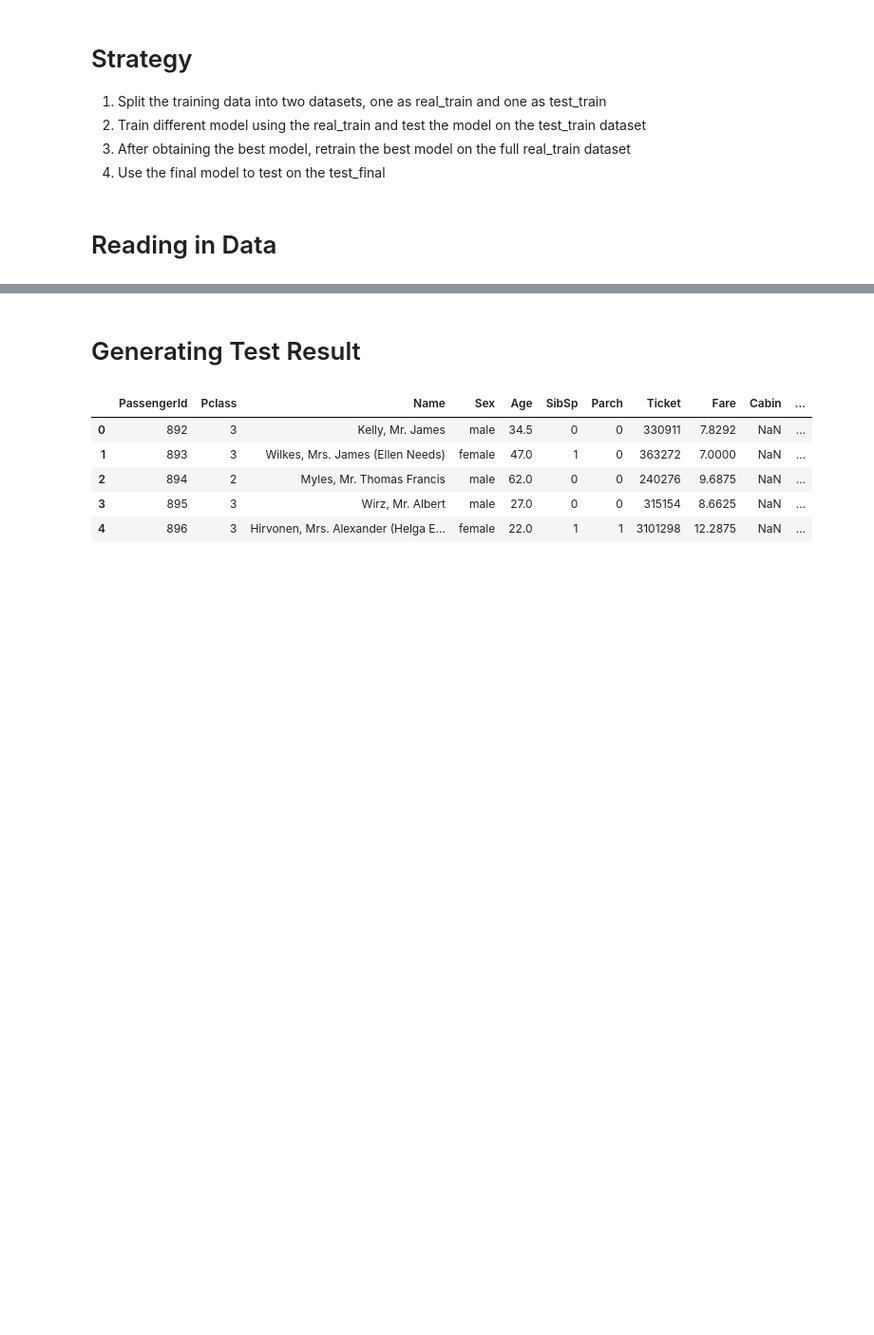
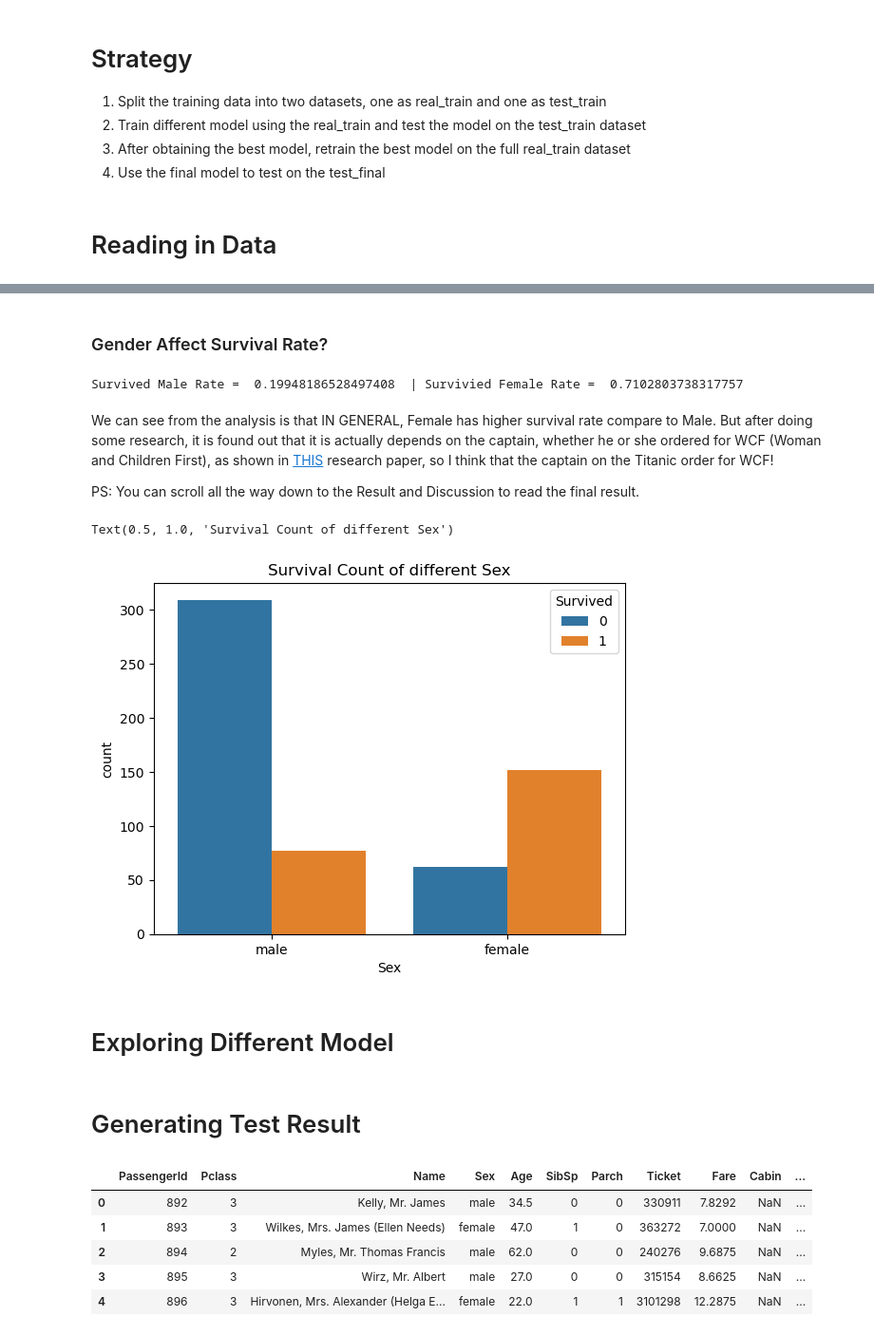
Before and after one commit to TangLitEn/kaggle-titanic, a Jupyter notebook: main.ipynb, the cells around one changed output, grey strips where cells are left out. Shown at 95% size. Drawn from its saved outputs; the diff is of its cells as text; code cells hidden in the pictures; blank space fills up the shorter version.

Commit message:
start doing data analysis, FUN!

```diff
--- a/main.ipynb
+++ b/main.ipynb
@@ -128,0 +53,6 @@ plt.show()
+# %%
+real_train = train_data.sample(n=600)
+test_train = train_data.sample(n=200)
+
+print("Dataset split")
+print("real_train shape: ",real_train.shape," | test_train shape: ",test_train.shape)
@@ -129,3 +78,26 @@ plt.show()
+# %% [markdown]
+### Gender Affect Survival Rate?
+# %%
+total_male = real_train[real_train.Sex == "male"]
+survived_male = total_male[total_male.Survived == 1]
+
+total_female = real_train[real_train.Sex == "female"]
+survived_female = total_female[total_female.Survived == 1]
+
+print("Survived Male Rate = ",len(survived_male)/len(total_male), " | Survivied Female Rate = ",len(survived_female)/len(total_female))
+# %% [output]
+Survived Male Rate =  0.19948186528497408  | Survivied Female Rate =  0.7102803738317757
+# %% [markdown]
+We can see from the analysis is that IN GENERAL, Female has higher survival rate compare to Male. But after doing some research, it is found out that it is actually depends on the captain, whether he or she ordered for WCF (Woman and Children First), as shown in [THIS](https://www.ncbi.nlm.nih.gov/pmc/articles/PMC3421183/) research paper, so I think that the captain on the Titanic order for WCF!
+
+PS: You can scroll all the way down to the Result and Discussion to read the final result.
+# %%
+sns.countplot(data = real_train, x = "Sex",hue = "Survived").set_title("Survival Count of different Sex")
+# %% [output]
+Text(0.5, 1.0, 'Survival Count of different Sex')
+[figure, added]
+# %% [markdown]
+# Exploring Different Model
 # %% [markdown]
 # Generating Test Result
 # %%
```
Also changed, not shown: parts of 14 cells of this notebook.
